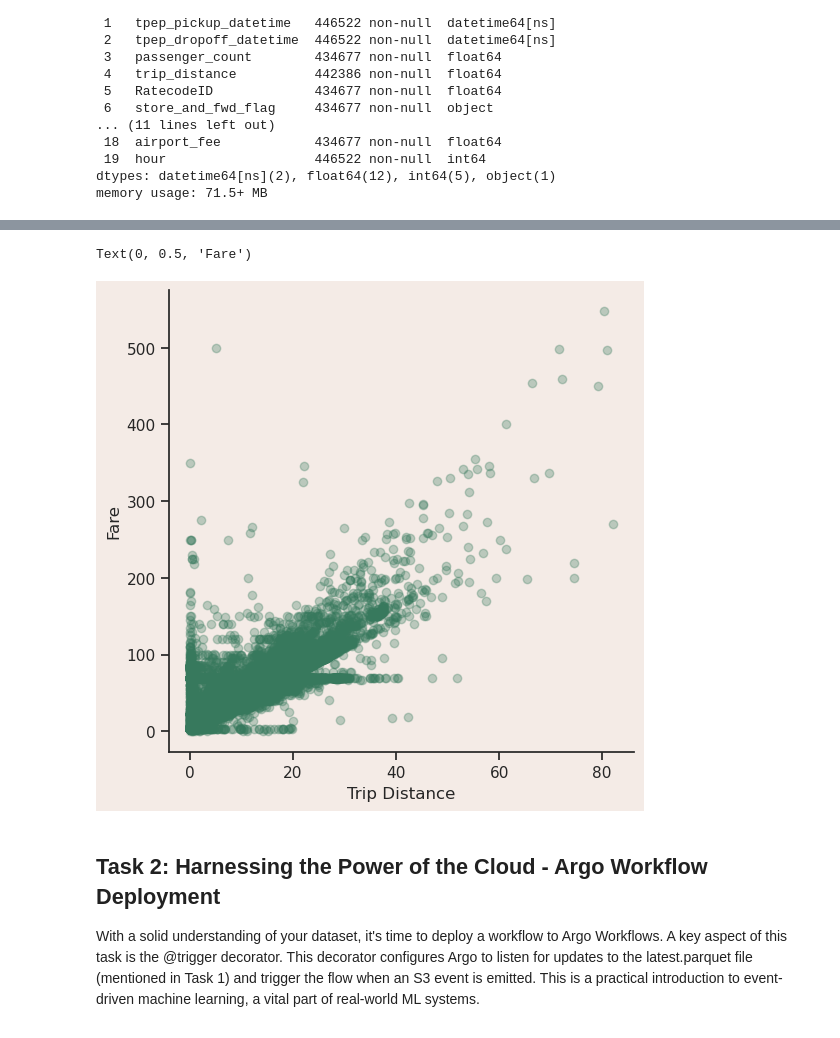
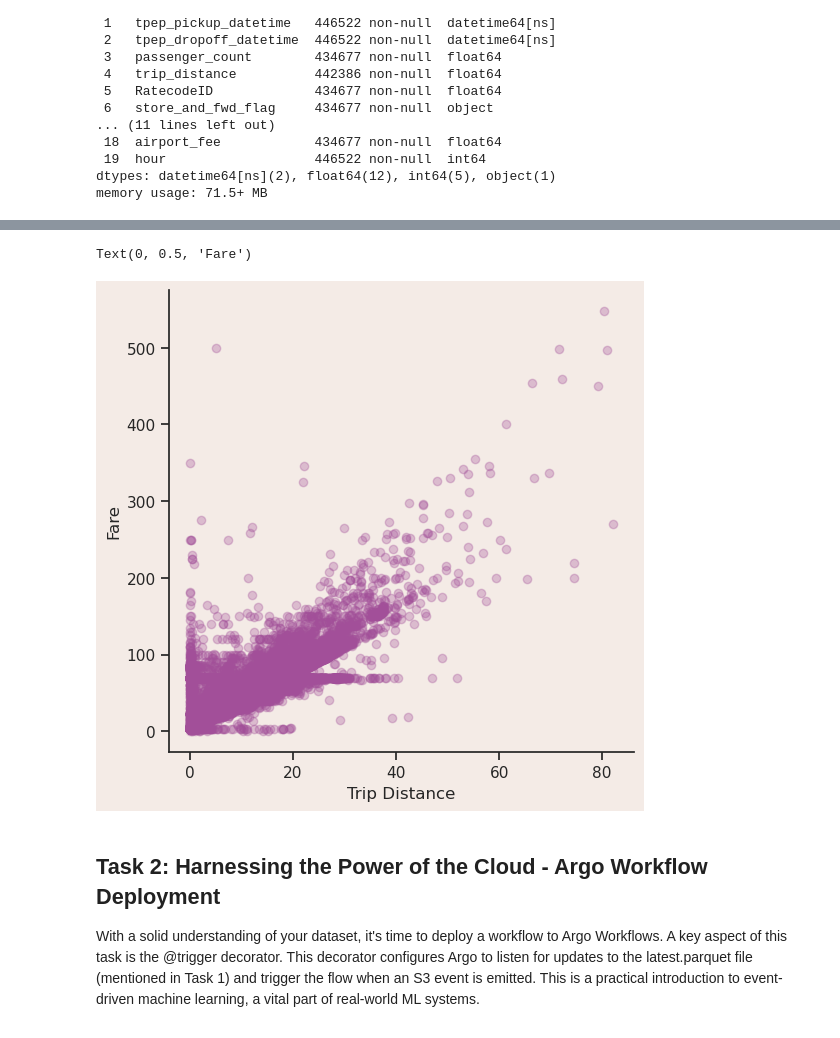
Before and after one commit to rctruta/full-stack-ml-metaflow-corise-week-3, a Jupyter notebook: project/template.ipynb, the cells around one changed output, grey strips where cells are left out. Cells and saved outputs as stored; diff of their text form; code cells hidden in the pictures.

```diff
--- a/project/template.ipynb
+++ b/project/template.ipynb
@@ -27,6 +43,8 @@ GREEN = "#37795D"
 PURPLE = "#5460C0"
 BACKGROUND = "#F4EBE6"
 colors = [GREEN, PURPLE]
+my_colors = ["#af953c", "#6971c9", "#56ae6c",
+             "#a24f99", "#ba4a4f"]
 custom_params = {
     "axes.spines.right": False,
     "axes.spines.top": False,
@@ -34,7 +52,7 @@ custom_params = {
     "figure.facecolor": BACKGROUND,
     "figure.figsize": (8, 8),
 }
-sns_palette = sns.color_palette(colors, len(colors))
+sns_palette = sns.color_palette(my_colors, len(my_colors))
 sns.set_theme(style="ticks", rc=custom_params)
 # %%
 # Open a context manager to download data from the cloud.
@@ -87,7 +105,9 @@ obviously_bad_data_filters = [
     df.fare_amount > 0,  # fare_amount in US Dollars
     df.trip_distance <= 100,  # trip_distance in miles
     df.trip_distance > 0,
-    df.passenger_count > 0
+    df.passenger_count > 0,
+    df.tip_amount >= 0,
+    df.total_amount > 0
     # TODO: add some logic to filter out what you decide is bad data!
     # TIP: Don't spend too much time on this step for this project though, in practice is a never-ending process.
 ]
@@ -108,12 +128,12 @@ df.describe()
 | max | 2.000000 | 6.000000 | 82.070000 | 99.000000 | 265.000000 | 265.000000 | 4.000000 | ... |
 # %%
 fig, ax = plt.subplots(1, 1, figsize=(6, 6))
-ax.scatter(df.trip_distance, df.fare_amount, color=GREEN, alpha=0.3)
+ax.scatter(df.trip_distance, df.fare_amount, color=my_colors[3], alpha=0.3)
 ax.set_xlabel("Trip Distance")
 ax.set_ylabel("Fare")
 # %% [output]
 Text(0, 0.5, 'Fare')
-[figure, old version]
+[figure, new version]
 # %% [markdown]
 ## Task 2: Harnessing the Power of the Cloud - Argo Workflow Deployment
 With a solid understanding of your dataset, it's time to deploy a workflow to Argo Workflows. A key aspect of this task is the @trigger decorator. This decorator configures Argo to listen for updates to the latest.parquet file (mentioned in Task 1) and trigger the flow when an S3 event is emitted. This is a practical introduction to event-driven machine learning, a vital part of real-world ML systems.
```
Also changed, not shown: parts of 6 cells of this notebook, 1 other file.
